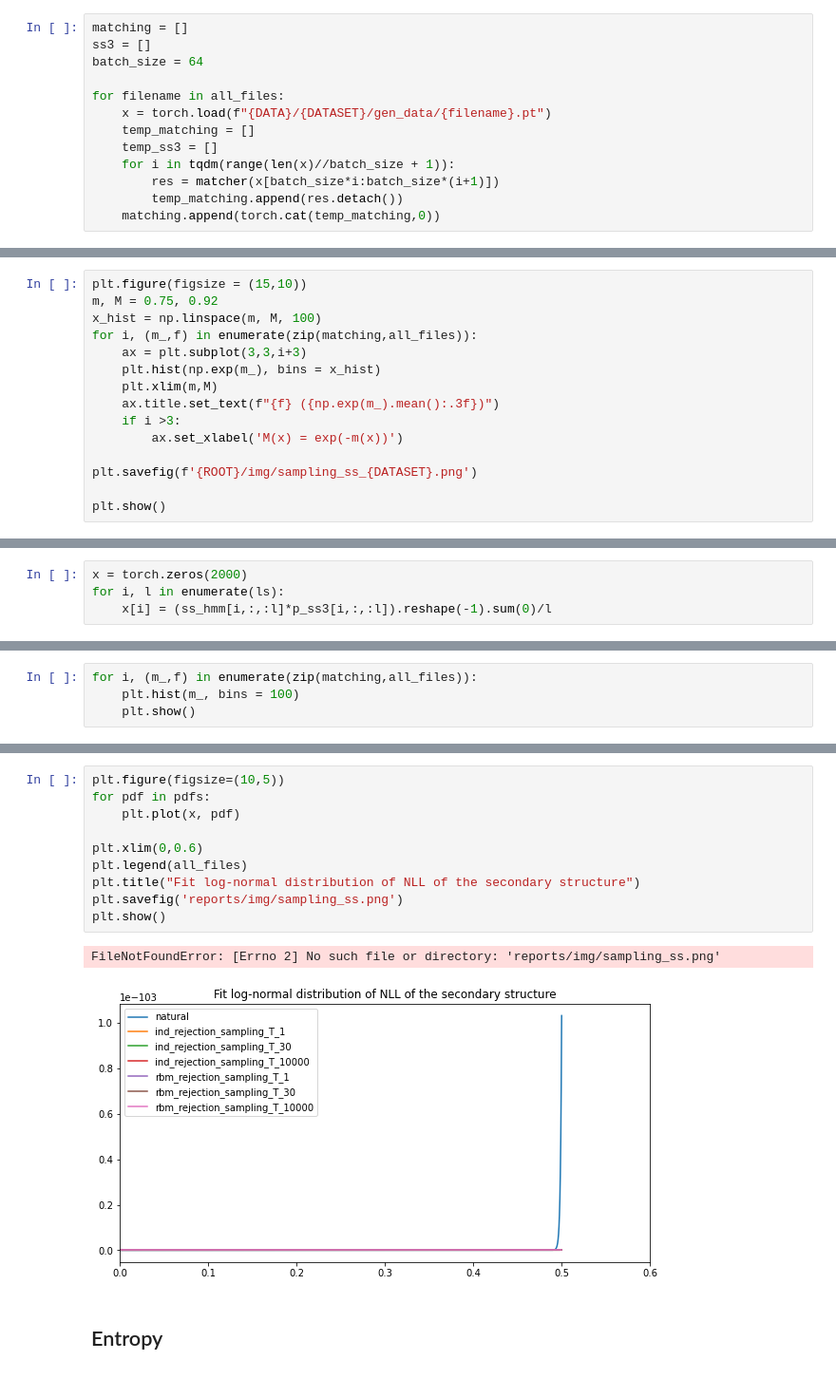
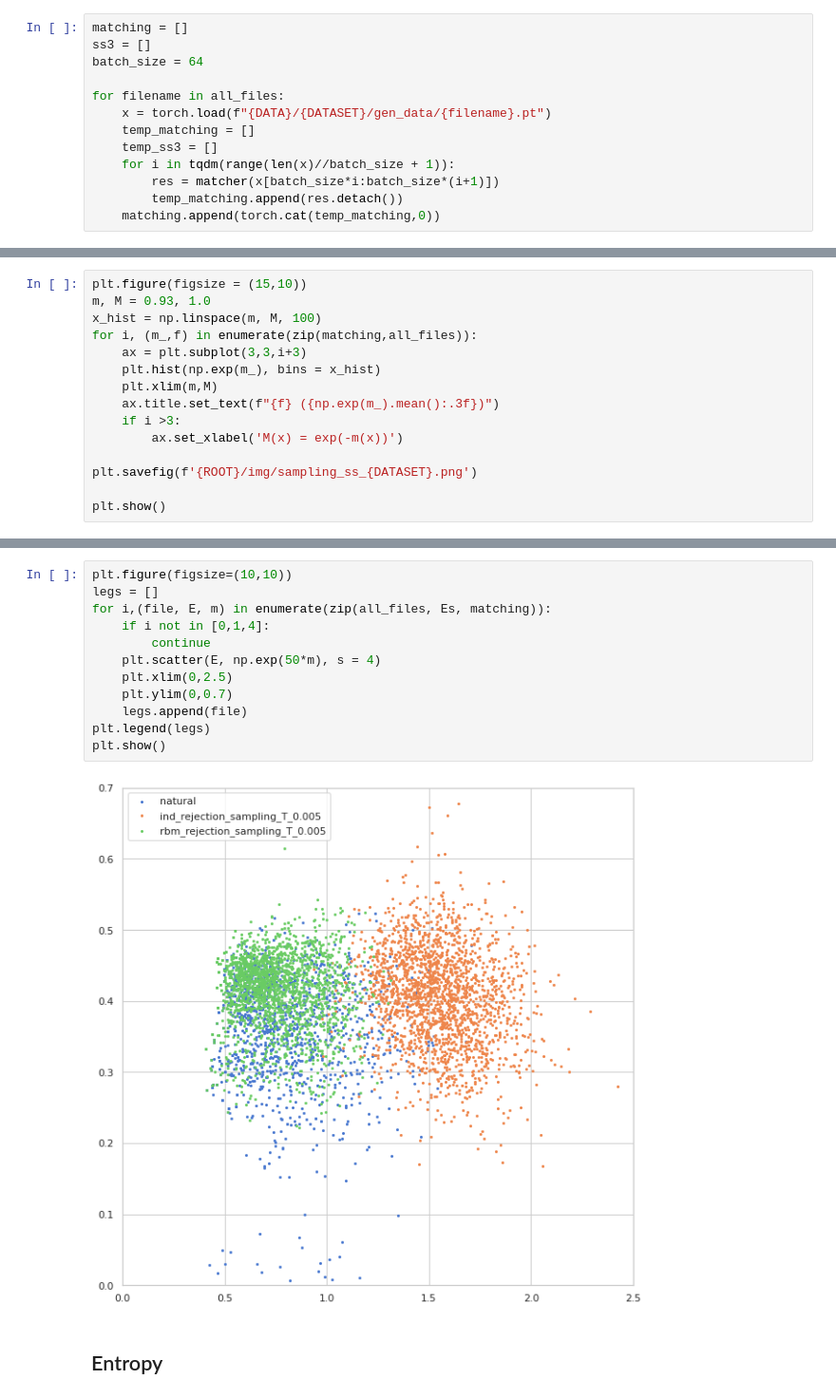
Before and after one commit to CyrilMa/ssqa, a Jupyter notebook: notebooks/analysis.ipynb, the cells around one changed output, grey strips where cells are left out. Shown at 95% size. Saved outputs shown, nothing was run; the diff lists cells and outputs as text.

```diff
--- a/notebooks/analysis.ipynb
+++ b/notebooks/analysis.ipynb
@@ -262,6 +265,6 @@ plt.show()
 # %%
 plt.figure(figsize = (15,10))
-m, M = 0.75, 0.92
+m, M = 0.93, 1.0
 x_hist = np.linspace(m, M, 100)
 for i, (m_,f) in enumerate(zip(matching,all_files)):
     ax = plt.subplot(3,3,i+3)
@@ -283,4 +281,0 @@ plt.show()
-# %%
-x = torch.zeros(2000)
-for i, l in enumerate(ls):
-    x[i] = (ss_hmm[i,:,:l]*p_ss3[i,:,:l]).reshape(-1).sum(0)/l
@@ -293,4 +281,0 @@ AttributeError: 'numpy.ndarray' object has no attribute 'detach'
-# %%
-for i, (m_,f) in enumerate(zip(matching,all_files)):
-    plt.hist(m_, bins = 100)
-    plt.show()
@@ -305,16 +282,17 @@ for i, (m_,f) in enumerate(zip(matching,all_files)):
-# %%
-plt.figure(figsize=(10,5))
-for pdf in pdfs:
-    plt.plot(x, pdf)
-
-plt.xlim(0,0.6)
-plt.legend(all_files)
-plt.title("Fit log-normal distribution of NLL of the secondary structure")
-plt.savefig('reports/img/sampling_ss.png')
-plt.show()
-# %% [output]
-FileNotFoundError: [Errno 2] No such file or directory: 'reports/img/sampling_ss.png'
-[figure, removed]
+# %%
+plt.figure(figsize=(10,10))
+legs = []
+for i,(file, E, m) in enumerate(zip(all_files, Es, matching)):
+    if i not in [0,1,4]:
+        continue
+    plt.scatter(E, np.exp(50*m), s = 4)
+    plt.xlim(0,2.5)
+    plt.ylim(0,0.7)
+    legs.append(file)
+plt.legend(legs)
+plt.show()
+# %% [output]
+[figure, added]
 # %% [markdown]
 ## Entropy
 # %%
```
Also changed, not shown: parts of 15 cells of this notebook, 23 other files.
